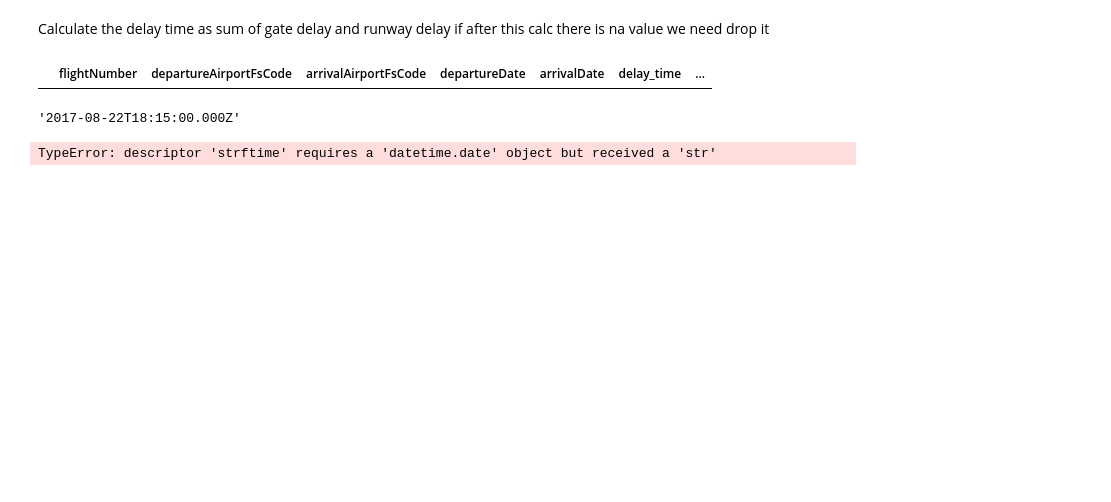
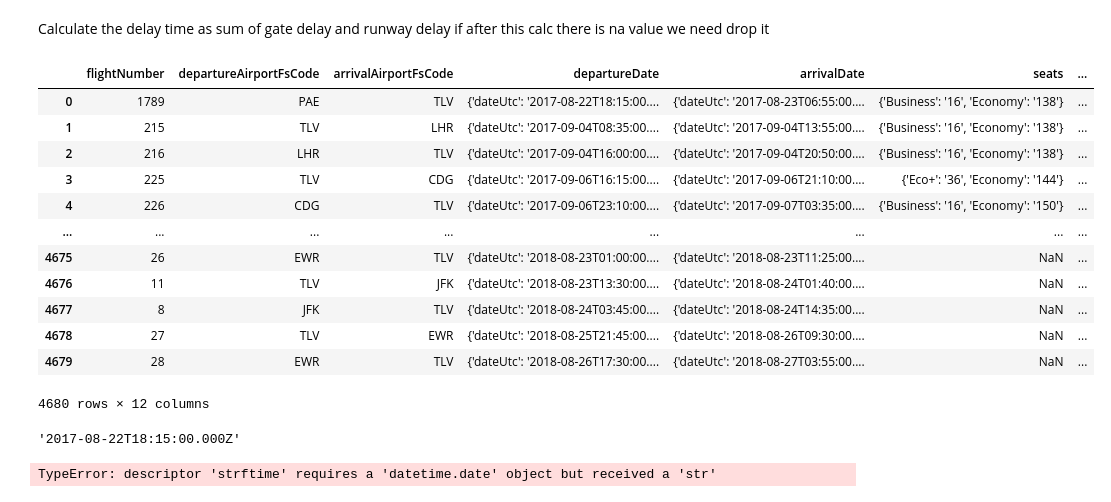
Before and after one commit to CatsPoo/ELAL_Delay_project, a Jupyter notebook: .dist/api_test_2.ipynb, the cells around one changed output. Saved outputs shown, nothing was run; the diff lists cells and outputs as text; code cells hidden in the pictures; blank space fills up the shorter version.

```diff
--- a/.dist/api_test_2.ipynb
+++ b/.dist/api_test_2.ipynb
@@ -628,10 +651,22 @@ def get_dataframe_after_prossess(df):
     return df
 # %%
 df = get_dataframe_after_prossess(flights_df)
-# %%
-df[df['departureAirportFsCode'] == 'RMZ']
-# %% [output]
-|  | flightNumber | departureAirportFsCode | arrivalAirportFsCode | departureDate | arrivalDate | delay_time | ... |
+# %%
+df
+# %% [output]
+|  | flightNumber | departureAirportFsCode | arrivalAirportFsCode | departureDate | arrivalDate | seats | ... |
+| 0 | 1789 | PAE | TLV | {'dateUtc': '2017-08-22T18:15:00.... | {'dateUtc': '2017-08-23T06:55:00.... | {'Business': '16', 'Economy': '138'} | ... |
+| 1 | 215 | TLV | LHR | {'dateUtc': '2017-09-04T08:35:00.... | {'dateUtc': '2017-09-04T13:55:00.... | {'Business': '16', 'Economy': '138'} | ... |
+| 2 | 216 | LHR | TLV | {'dateUtc': '2017-09-04T16:00:00.... | {'dateUtc': '2017-09-04T20:50:00.... | {'Business': '16', 'Economy': '138'} | ... |
+| 3 | 225 | TLV | CDG | {'dateUtc': '2017-09-06T16:15:00.... | {'dateUtc': '2017-09-06T21:10:00.... | {'Eco+': '36', 'Economy': '144'} | ... |
+| 4 | 226 | CDG | TLV | {'dateUtc': '2017-09-06T23:10:00.... | {'dateUtc': '2017-09-07T03:35:00.... | {'Business': '16', 'Economy': '150'} | ... |
+| ... | ... | ... | ... | ... | ... | ... | ... |
+| 4675 | 26 | EWR | TLV | {'dateUtc': '2018-08-23T01:00:00.... | {'dateUtc': '2018-08-23T11:25:00.... | NaN | ... |
+| 4676 | 11 | TLV | JFK | {'dateUtc': '2018-08-23T13:30:00.... | {'dateUtc': '2018-08-24T01:40:00.... | NaN | ... |
+| 4677 | 8 | JFK | TLV | {'dateUtc': '2018-08-24T03:45:00.... | {'dateUtc': '2018-08-24T14:35:00.... | NaN | ... |
+| 4678 | 27 | TLV | EWR | {'dateUtc': '2018-08-25T21:45:00.... | {'dateUtc': '2018-08-26T09:30:00.... | NaN | ... |
+| 4679 | 28 | EWR | TLV | {'dateUtc': '2018-08-26T17:30:00.... | {'dateUtc': '2018-08-27T03:55:00.... | NaN | ... |
+4680 rows × 12 columns
 # %%
 
 date = df['departureDate'][0]['dateUtc']
```
Also changed, not shown: parts of 10 cells of this notebook, 6 other files.
